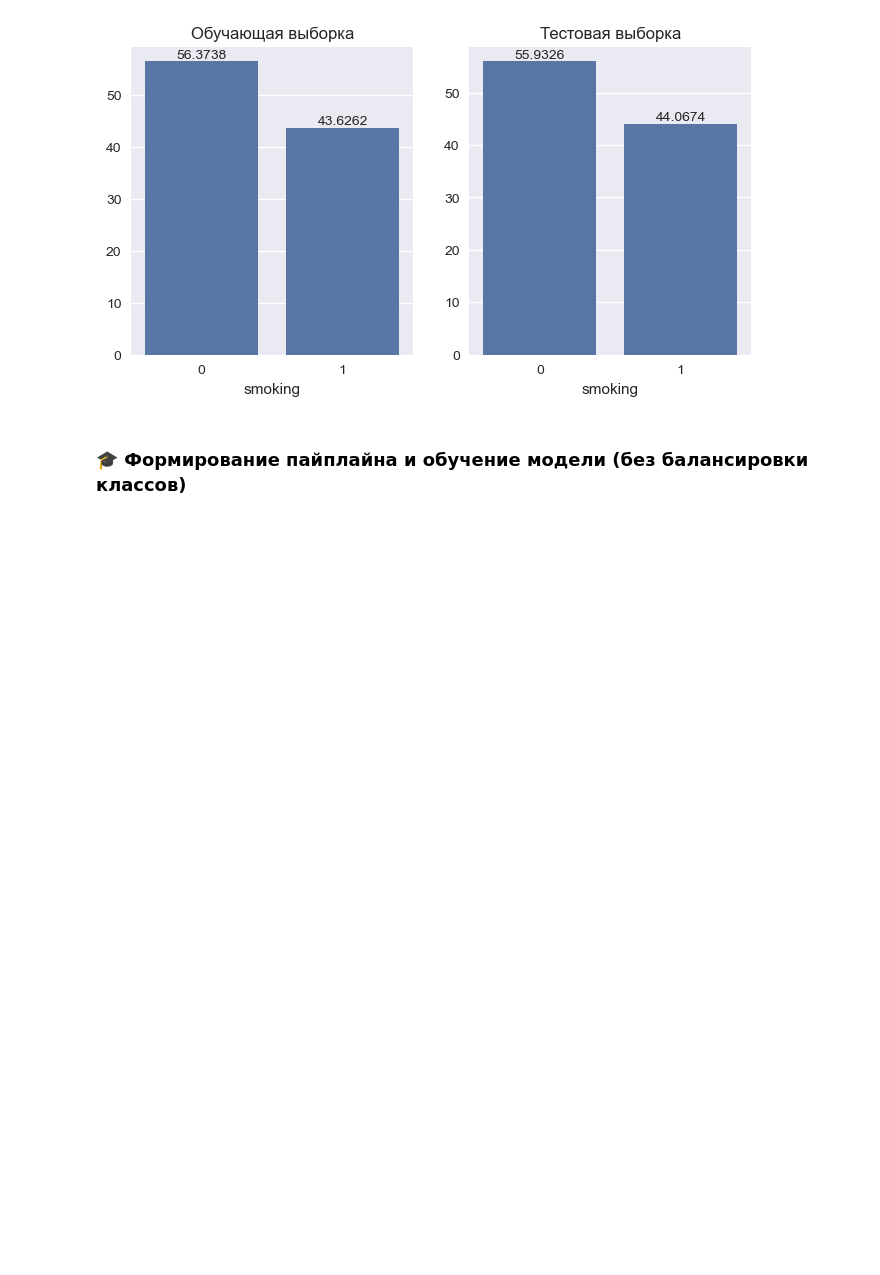
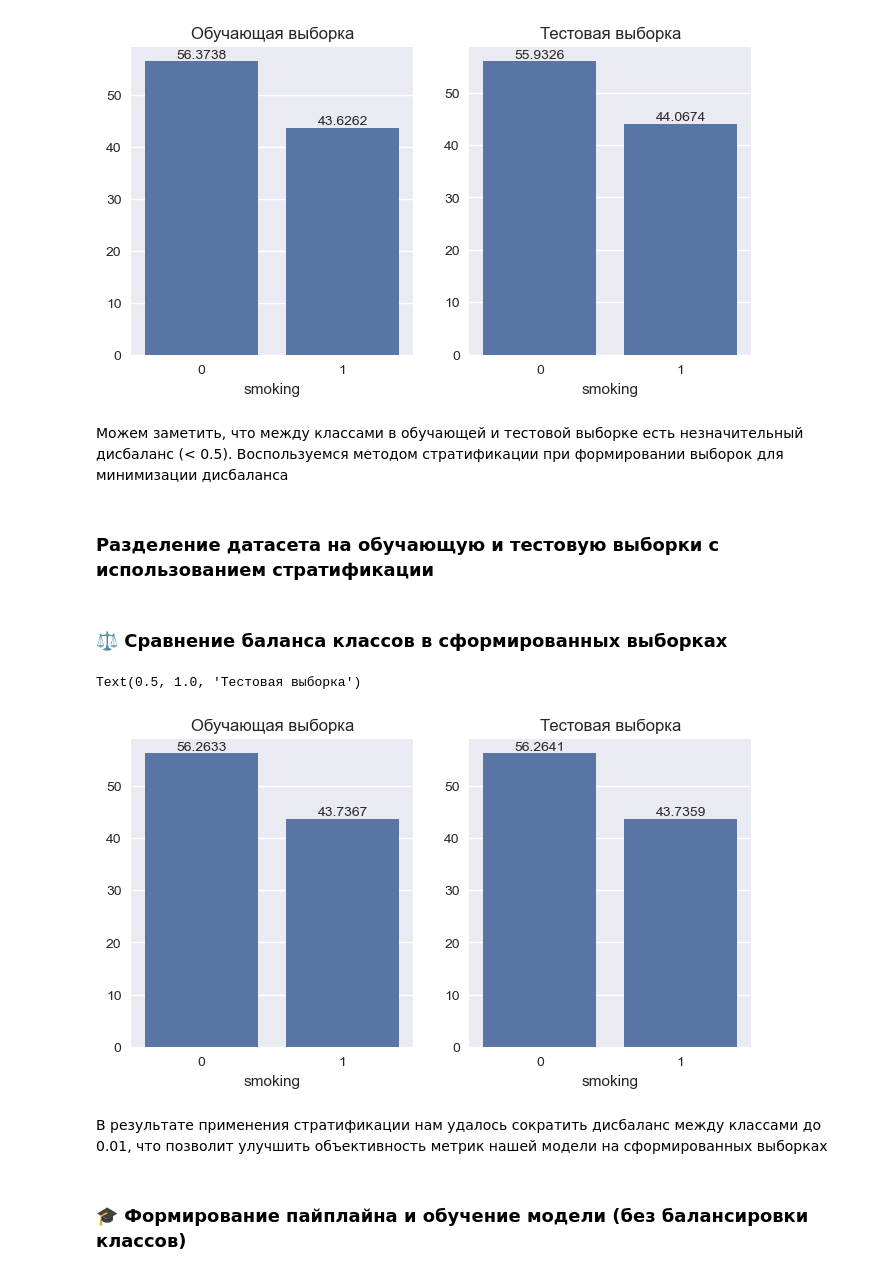
Before and after one commit to ACME-URFU/smoking-status-prediction, a Jupyter notebook: notebooks/eda.ipynb, the cells around one changed output. Saved outputs shown, nothing was run; the diff lists cells and outputs as text; code cells hidden in the pictures; blank space fills up the shorter version.

```diff
--- a/notebooks/eda.ipynb
+++ b/notebooks/eda.ipynb
@@ -377,3 +377,8 @@ axs[1].set_title('Тестовая выборка')
 # %% [output]
 Text(0.5, 1.0, 'Тестовая выборка')
 [figure]
+# %% [markdown]
+Можем заметить, что между классами в обучающей и тестовой выборке есть незначительный дисбаланс (< 0.5).
+Воспользуемся методом стратификации при формировании выборок для минимизации дисбаланса
+# %% [markdown]
+### Разделение датасета на обучающую и тестовую выборки с использованием стратификации
@@ -380,3 +392,24 @@ Text(0.5, 1.0, 'Тестовая выборка')
+# %% [markdown]
+### ⚖️ Сравнение баланса классов в сформированных выборках
+# %%
+# Вычисляем отношения классов в сформированных выборках
+train_class_ratios = y_train.value_counts(normalize=True) * 100
+test_class_ratios = y_test.value_counts(normalize=True) * 100
+
+fig, axs = plt.subplots(1, 2, figsize=(8, 4))
+
+sns.barplot(x=train_class_ratios.index, y=train_class_ratios.values, ax=axs[0])
+axs[0].bar_label(axs[0].containers[0], fontsize=10)
+axs[0].set_title('Обучающая выборка')
+
+sns.barplot(x=test_class_ratios.index, y=test_class_ratios.values, ax=axs[1])
+axs[1].bar_label(axs[1].containers[0], fontsize=10)
+axs[1].set_title('Тестовая выборка')
+# %% [output]
+Text(0.5, 1.0, 'Тестовая выборка')
+[figure, added]
+# %% [markdown]
+В результате применения стратификации нам удалось сократить дисбаланс между классами до 0.01, что позволит улучшить объективность метрик нашей модели на сформированных выборках
 # %% [markdown]
 ### 🎓 Формирование пайплайна и обучение модели (без балансировки классов)
 # %%
```
Also changed, not shown: parts of 23 cells of this notebook.
